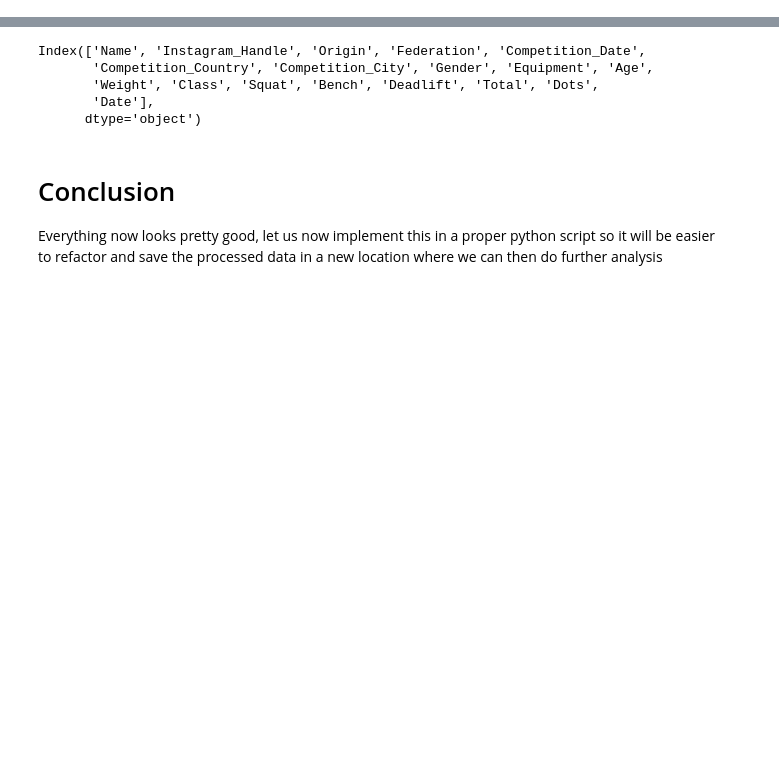
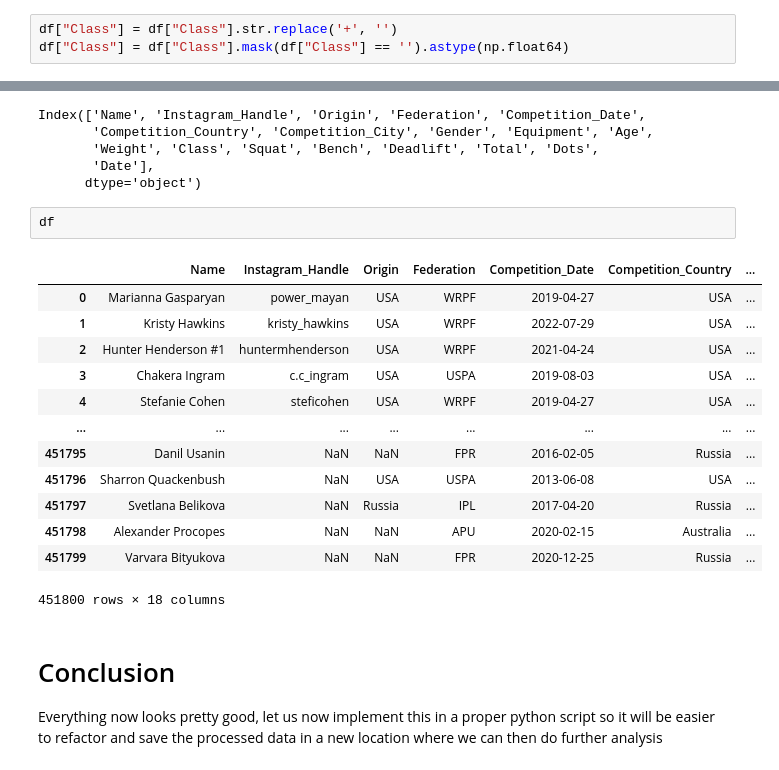
Before and after one commit to pranav142/Openpowerlifting-Database, a Jupyter notebook: notebooks/raw_EDA.ipynb, the cells around one changed output, grey strips where cells are left out. Saved outputs shown, nothing was run; the diff lists cells and outputs as text; blank space fills up the shorter version.

```diff
--- a/notebooks/raw_EDA.ipynb
+++ b/notebooks/raw_EDA.ipynb
@@ -273,0 +294,3 @@ array(['Wraps', 'Raw'], dtype=object)
+# %%
+df["Class"] = df["Class"].str.replace('+', '')
+df["Class"] = df["Class"].mask(df["Class"] == '').astype(np.float64)
@@ -291,6 +330,22 @@ Index(['Name', 'Instagram_Handle', 'Origin', 'Federation', 'Competition_Date',
        'Weight', 'Class', 'Squat', 'Bench', 'Deadlift', 'Total', 'Dots',
        'Date'],
       dtype='object')
+# %%
+df
+# %% [output]
+|  | Name | Instagram_Handle | Origin | Federation | Competition_Date | Competition_Country | ... |
+| 0 | Marianna Gasparyan | power_mayan | USA | WRPF | 2019-04-27 | USA | ... |
+| 1 | Kristy Hawkins | kristy_hawkins | USA | WRPF | 2022-07-29 | USA | ... |
+| 2 | Hunter Henderson #1 | huntermhenderson | USA | WRPF | 2021-04-24 | USA | ... |
+| 3 | Chakera Ingram | c.c_ingram | USA | USPA | 2019-08-03 | USA | ... |
+| 4 | Stefanie Cohen | steficohen | USA | WRPF | 2019-04-27 | USA | ... |
+| ... | ... | ... | ... | ... | ... | ... | ... |
+| 451795 | Danil Usanin | NaN | NaN | FPR | 2016-02-05 | Russia | ... |
+| 451796 | Sharron Quackenbush | NaN | USA | USPA | 2013-06-08 | USA | ... |
+| 451797 | Svetlana Belikova | NaN | Russia | IPL | 2017-04-20 | Russia | ... |
+| 451798 | Alexander Procopes | NaN | NaN | APU | 2020-02-15 | Australia | ... |
+| 451799 | Varvara Bityukova | NaN | NaN | FPR | 2020-12-25 | Russia | ... |
+451800 rows × 18 columns
 # %% [markdown]
 # Conclusion
 Everything now looks pretty good, let us now implement this in a proper python script so it will be easier to refactor and save the processed data in a new location where we can then do further analysis
```
Also changed, not shown: parts of 2 cells of this notebook, 3 other files.
